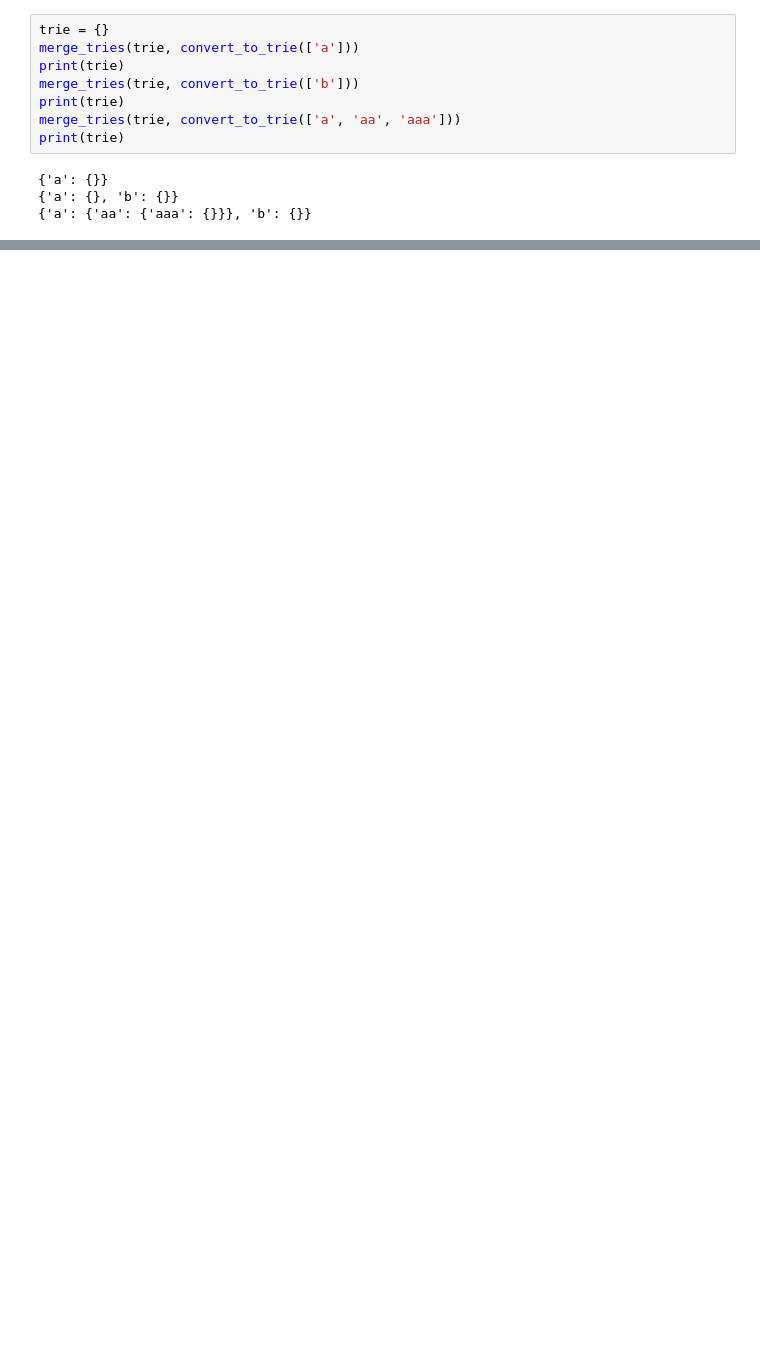
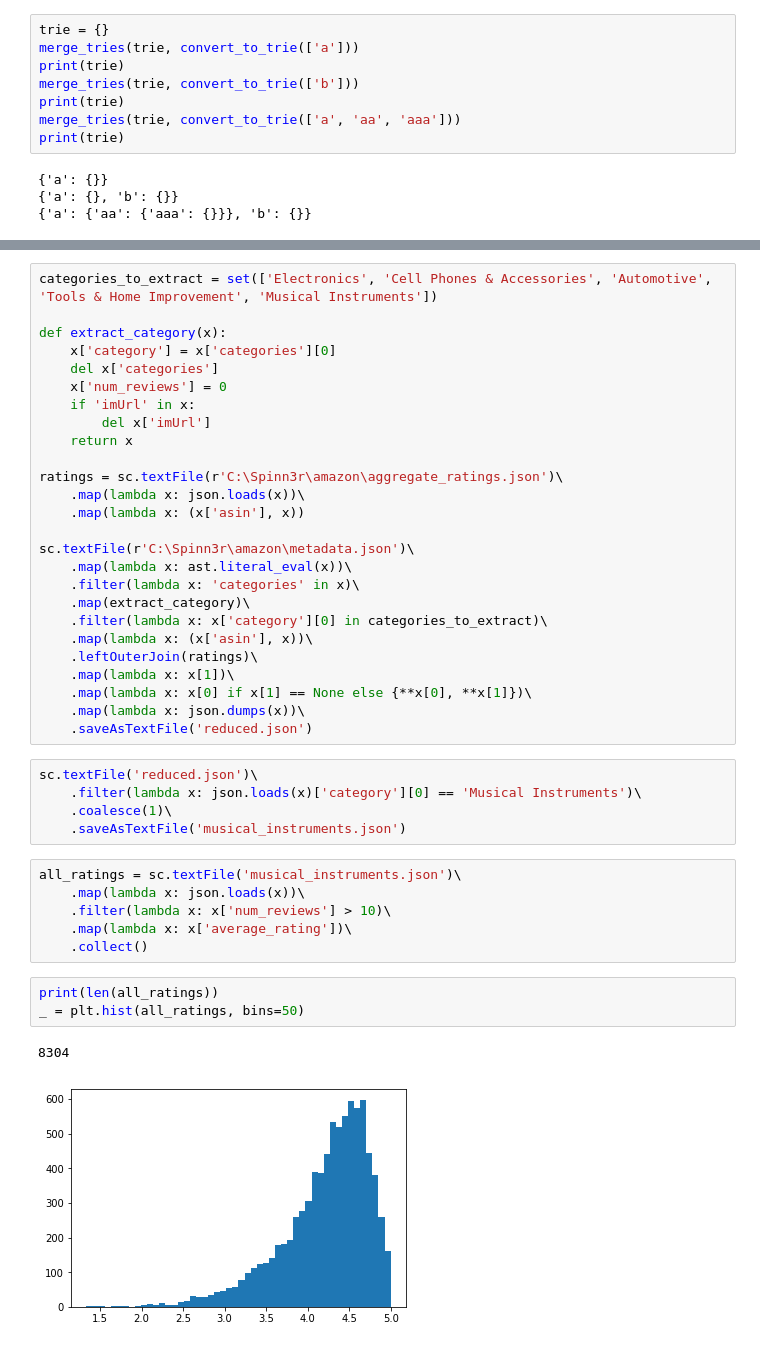
Before and after one commit to tarmeens/ada-homework, a Jupyter notebook: project/ExploratoryAnalysis.ipynb, the cells around one changed output, grey strips where cells are left out. Saved outputs shown, nothing was run; the diff lists cells and outputs as text; blank space fills up the shorter version.

```diff
--- a/project/ExploratoryAnalysis.ipynb
+++ b/project/ExploratoryAnalysis.ipynb
@@ -187,0 +272,43 @@ AttributeError: 'dict' object has no attribute 'collect'
+# %%
+categories_to_extract = set(['Electronics', 'Cell Phones & Accessories', 'Automotive', 'Tools & Home Improvement', 'Musical Instruments'])
+
+def extract_category(x):
+    x['category'] = x['categories'][0]
+    del x['categories']
+    x['num_reviews'] = 0
+    if 'imUrl' in x:
+        del x['imUrl']
+    return x
+
+ratings = sc.textFile(r'C:\Spinn3r\amazon\aggregate_ratings.json')\
+    .map(lambda x: json.loads(x))\
+    .map(lambda x: (x['asin'], x))
+
+sc.textFile(r'C:\Spinn3r\amazon\metadata.json')\
+    .map(lambda x: ast.literal_eval(x))\
+    .filter(lambda x: 'categories' in x)\
+    .map(extract_category)\
+    .filter(lambda x: x['category'][0] in categories_to_extract)\
+    .map(lambda x: (x['asin'], x))\
+    .leftOuterJoin(ratings)\
+    .map(lambda x: x[1])\
+    .map(lambda x: x[0] if x[1] == None else {**x[0], **x[1]})\
+    .map(lambda x: json.dumps(x))\
+    .saveAsTextFile('reduced.json')
+# %%
+sc.textFile('reduced.json')\
+    .filter(lambda x: json.loads(x)['category'][0] == 'Musical Instruments')\
+    .coalesce(1)\
+    .saveAsTextFile('musical_instruments.json')
+# %%
+all_ratings = sc.textFile('musical_instruments.json')\
+    .map(lambda x: json.loads(x))\
+    .filter(lambda x: x['num_reviews'] > 10)\
+    .map(lambda x: x['average_rating'])\
+    .collect()
+# %%
+print(len(all_ratings))
+_ = plt.hist(all_ratings, bins=50)
+# %% [output]
+8304
+[figure, added]
```
Also changed, not shown: parts of 13 cells of this notebook.
